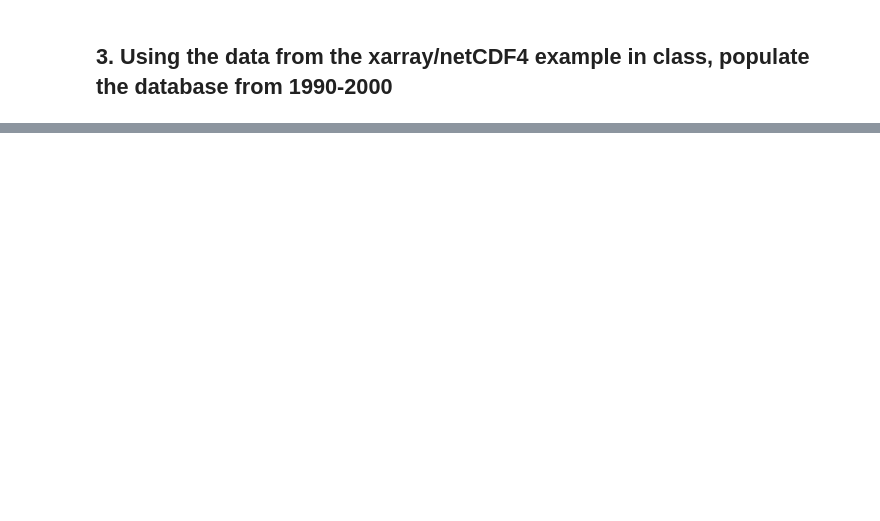
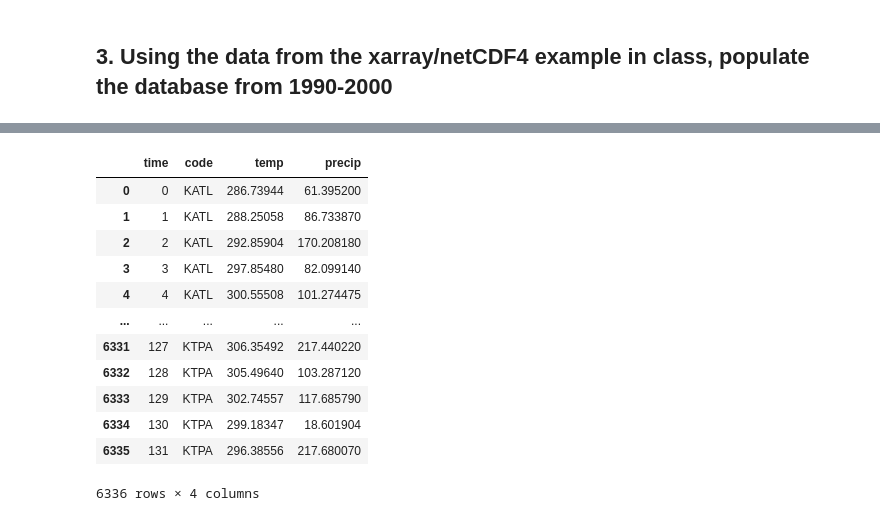
Before and after one commit to JBeechert/python-ay250-homework, a Jupyter notebook: hw_5/hw_5.ipynb, the cells around one changed output, grey strips where cells are left out. Drawn from its saved outputs; the diff is of its cells as text; code cells hidden in the pictures; blank space fills up the shorter version.

```diff
--- a/hw_5/hw_5.ipynb
+++ b/hw_5/hw_5.ipynb
@@ -191,0 +326,11 @@ for i in range(n):
+# %%
+connection = sqlite3.connect("hw5.db")
+
+cursor = connection.cursor()
+
+sql_cmd = """SELECT weather.time, weather.code, weather.max_temp, weather.precipitation FROM weather"""
+
+cursor.execute(sql_cmd)
+
+weather_info = np.array(cursor.fetchall())
+weather_info
@@ -191,0 +345,21 @@ for i in range(n):
+# %%
+# Save the weather info (time, airport code, max temp, and precipitation) as a datafame
+df = pd.DataFrame(weather_info)
+df.columns = ["time", "code", "temp", "precip"]
+df = df.astype(dtype= {"time":"int64",
+        "code":"object","temp":"float64","precip":"float64"})
+df
+# %% [output]
+|  | time | code | temp | precip |
+| 0 | 0 | KATL | 286.73944 | 61.395200 |
+| 1 | 1 | KATL | 288.25058 | 86.733870 |
+| 2 | 2 | KATL | 292.85904 | 170.208180 |
+| 3 | 3 | KATL | 297.85480 | 82.099140 |
+| 4 | 4 | KATL | 300.55508 | 101.274475 |
+| ... | ... | ... | ... | ... |
+| 6331 | 127 | KTPA | 306.35492 | 217.440220 |
+| 6332 | 128 | KTPA | 305.49640 | 103.287120 |
+| 6333 | 129 | KTPA | 302.74557 | 117.685790 |
+| 6334 | 130 | KTPA | 299.18347 | 18.601904 |
+| 6335 | 131 | KTPA | 296.38556 | 217.680070 |
+6336 rows × 4 columns
```
Also changed, not shown: parts of 28 cells of this notebook.
